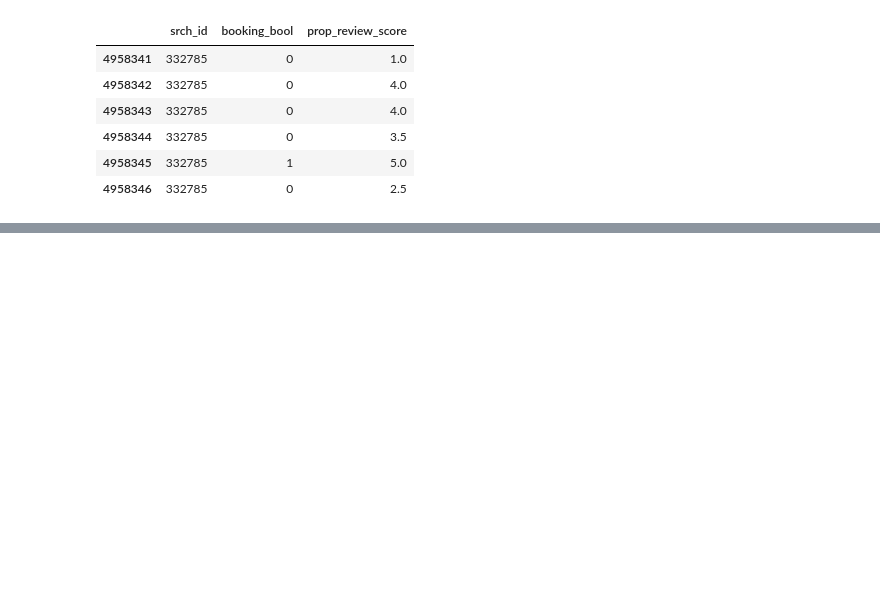
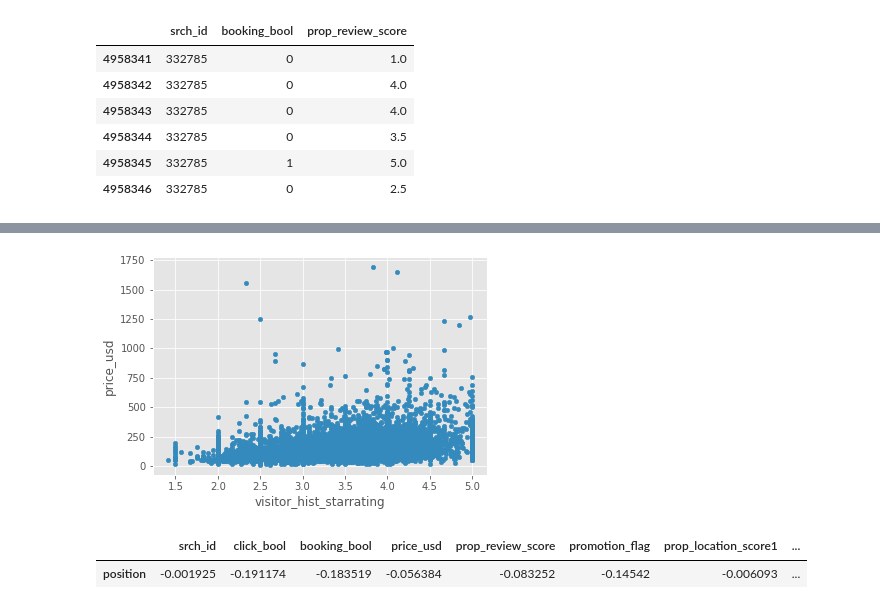
Before and after one commit to lkuffo/dm-kaggle, a Jupyter notebook: EDA 1.ipynb, the cells around one changed output, grey strips where cells are left out. Drawn from its saved outputs; the diff is of its cells as text; code cells hidden in the pictures; blank space fills up the shorter version.

```diff
--- a/EDA 1.ipynb
+++ b/EDA 1.ipynb
@@ -765,0 +1126,23 @@ df[df['srch_id'] == 332785][['srch_id', 'booking_bool', 'prop_review_score']]
+# %%
+df_visitor_hist_tot_useful.plot.scatter('visitor_hist_starrating', 'price_usd')
+plt.show()
+# %% [output]
+[figure, added]
+# %%
+df_n_random[[
+    'srch_id', 'click_bool', 'booking_bool', 'price_usd', 'prop_review_score', # 'srch_query_affinity_score',
+    'promotion_flag', 'prop_location_score1', 'prop_location_score2', 'prop_starrating', 'visitor_hist_starrating',
+    'visitor_hist_adr_usd', 'position'
+]].corr(method='spearman').iloc[[11]]
+# .iloc[[9, 10]][['price_usd', 'prop_review_score', 'prop_location_score1', 'prop_starrating']].rename(columns={
+#     "price_usd": "Hotel Price",
+#     "prop_review_score": "Hotel User Rating",
+#     "prop_location_score1": "Hotel Location Score 1",
+#     "prop_starrating": "Hotel Star Rating"
+# }, index={
+#     "visitor_hist_starrating": "User history of hotels star rating",
+#     "visitor_hist_adr_usd": "User history of hotels price per night"
+# })
+# %% [output]
+|  | srch_id | click_bool | booking_bool | price_usd | prop_review_score | promotion_flag | prop_location_score1 | ... |
+| position | -0.001925 | -0.191174 | -0.183519 | -0.056384 | -0.083252 | -0.14542 | -0.006093 | ... |
```
Also changed, not shown: parts of 33 cells of this notebook.
